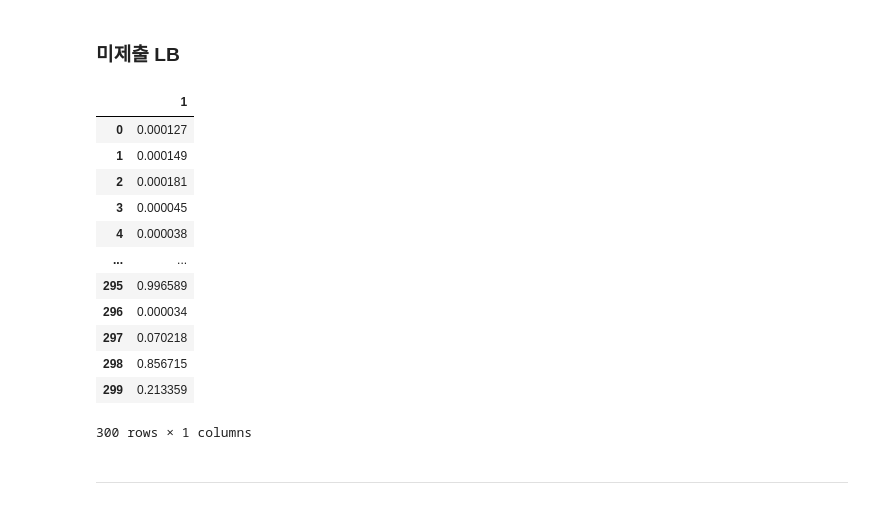
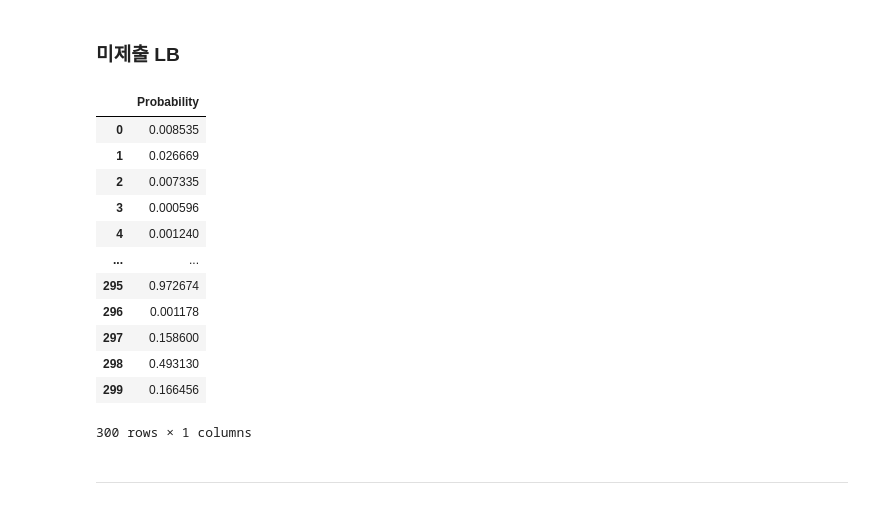
Before and after one commit to LEEHM97/Artifact-Detection-In-ECG, a Jupyter notebook: EDA/result_analysis.ipynb, the cells around one changed output. Drawn from its saved outputs; the diff is of its cells as text; code cells hidden in the pictures.

```diff
--- a/EDA/result_analysis.ipynb
+++ b/EDA/result_analysis.ipynb
@@ -27,16 +34,0 @@ rank_11_Med06 = rank_11_Med06.drop(columns=['0'])
-# %%
-rank_4_S01
-# %% [output]
-|  | 1 |
-| 0 | 0.000127 |
-| 1 | 0.000149 |
-| 2 | 0.000181 |
-| 3 | 0.000045 |
-| 4 | 0.000038 |
-| ... | ... |
-| 295 | 0.996589 |
-| 296 | 0.000034 |
-| 297 | 0.070218 |
-| 298 | 0.856715 |
-| 299 | 0.213359 |
-300 rows × 1 columns
@@ -43,3 +46,19 @@ rank_4_S01
+# %%
+rank_11_Med06
+# %% [output]
+|  | Probability |
+| 0 | 0.008535 |
+| 1 | 0.026669 |
+| 2 | 0.007335 |
+| 3 | 0.000596 |
+| 4 | 0.001240 |
+| ... | ... |
+| 295 | 0.972674 |
+| 296 | 0.001178 |
+| 297 | 0.158600 |
+| 298 | 0.493130 |
+| 299 | 0.166456 |
+300 rows × 1 columns
 # %% [markdown]
 ---
 # %%
```
Also changed, not shown: parts of 12 cells of this notebook.
